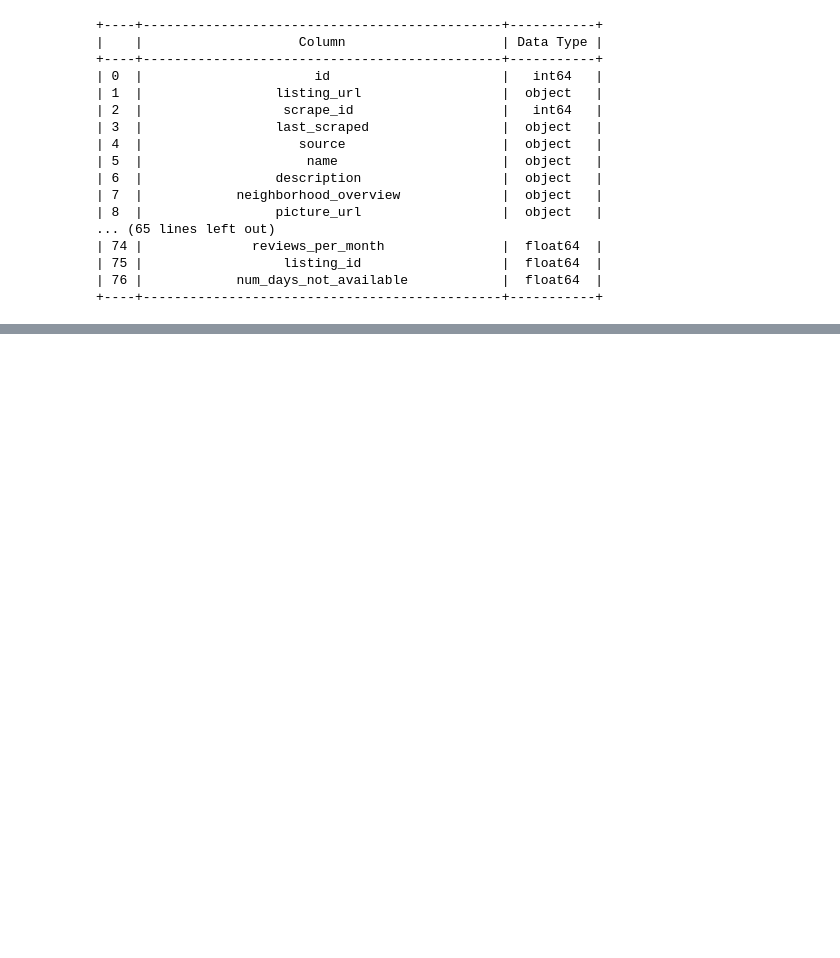
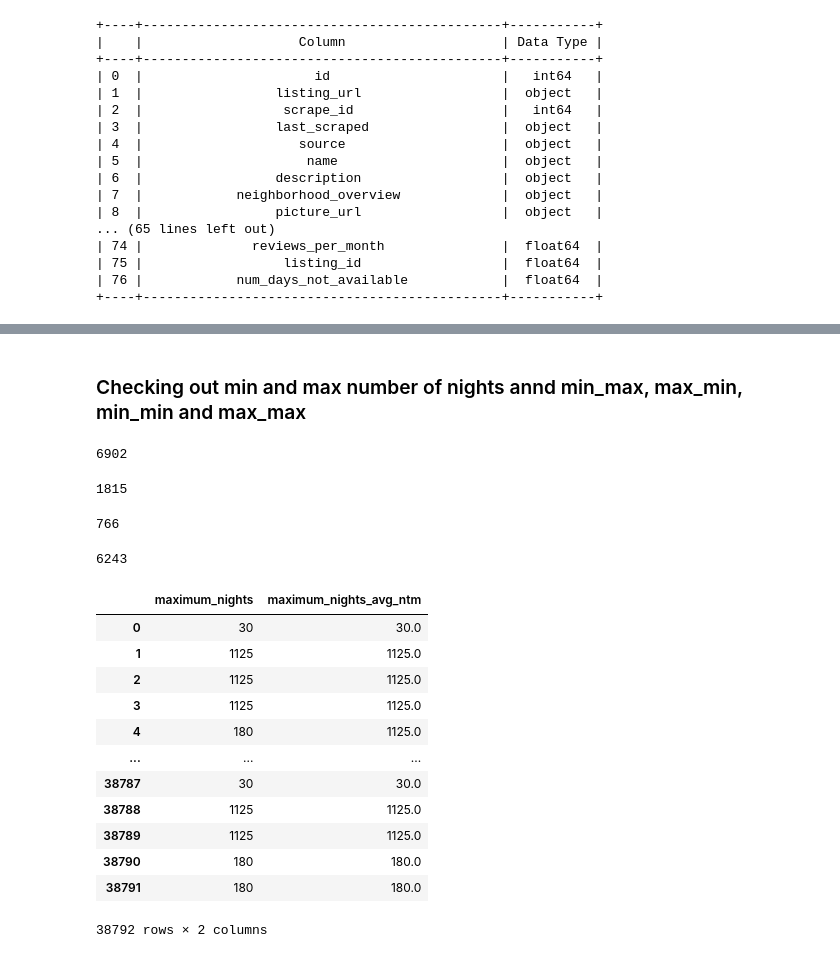
Before and after one commit to heidiwiest/tdt4259-main, a Jupyter notebook: clean_data.ipynb, the cells around one changed output, grey strips where cells are left out. Drawn from its saved outputs; the diff is of its cells as text; code cells hidden in the pictures; blank space fills up the shorter version.

```diff
--- a/clean_data.ipynb
+++ b/clean_data.ipynb
@@ -219,0 +437,38 @@ print(tabulate(column_types, headers='keys', tablefmt='pretty'))
+# %% [markdown]
+### Checking out min and max number of nights annd min_max, max_min, min_min and max_max
+# %%
+count_diff = (listings['maximum_nights'] != listings['minimum_maximum_nights']).sum()
+count_diff
+# %% [output]
+6902
+# %%
+count_diff = (listings['minimum_nights'] != listings['maximum_minimum_nights']).sum()
+count_diff
+# %% [output]
+1815
+# %%
+count_diff = (listings['minimum_nights'] != listings['minimum_minimum_nights']).sum()
+count_diff
+# %% [output]
+766
+# %%
+count_diff = (listings['maximum_nights'] != listings['maximum_maximum_nights']).sum()
+count_diff
+# %% [output]
+6243
+# %%
+listings[["maximum_nights","maximum_nights_avg_ntm"]]
+# %% [output]
+|  | maximum_nights | maximum_nights_avg_ntm |
+| 0 | 30 | 30.0 |
+| 1 | 1125 | 1125.0 |
+| 2 | 1125 | 1125.0 |
+| 3 | 1125 | 1125.0 |
+| 4 | 180 | 1125.0 |
+| ... | ... | ... |
+| 38787 | 30 | 30.0 |
+| 38788 | 1125 | 1125.0 |
+| 38789 | 1125 | 1125.0 |
+| 38790 | 180 | 180.0 |
+| 38791 | 180 | 180.0 |
+38792 rows × 2 columns
```
Also changed, not shown: parts of 16 cells of this notebook, 1 other file.
